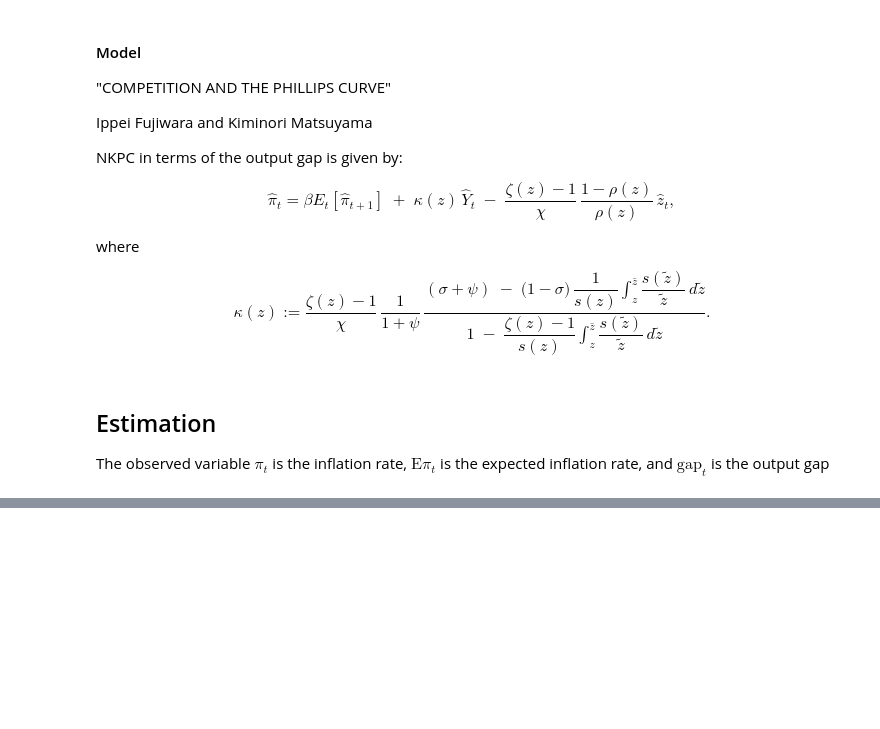
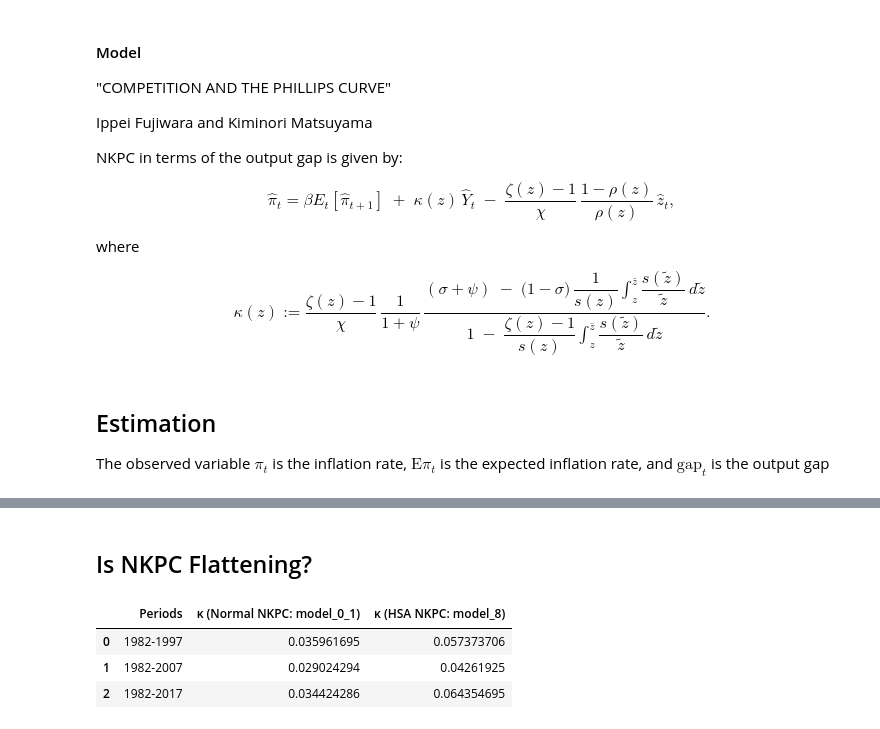
Before and after one commit to Ichikawa-Satoshi/NKPC_HSA_MCMC, a Jupyter notebook: code/main.ipynb, the cells around one changed output, grey strips where cells are left out. Drawn from its saved outputs; the diff is of its cells as text; code cells hidden in the pictures; blank space fills up the shorter version.

```diff
--- a/code/main.ipynb
+++ b/code/main.ipynb
@@ -790,0 +628,60 @@ display(Markdown(markdown_table))
+# %% [markdown]
+## Is NKPC Flattening?
+# %%
+
+
+data["DATE"] = pd.to_datetime(data["DATE"])
+# periods = [(f"{year}-01-01", f"{year+10}-01-01") for year in range(1984, 2024, 10)]
+periods = [
+    ('1982-01-01', '1997-04-01'),
+    ('1982-01-01', '2007-04-01'),
+    ('1982-01-01', '2017-04-01')
+]
+
+results_model_0_1 = []
+results_model_8   = []
+
+for start, end in periods:
+    # data
+    df = data[(data["DATE"] >= start) & (data["DATE"] < end)]
+    pi        = jnp.array(df["pi"])
+    pi_prev   = jnp.array(df["pi_prev"])
+    pi_expect = jnp.array(df["Epi"])
+    Y         = jnp.array(df["Y"])
+    label = f"{start[:4]}-{int(start[:4])+4}"
+    # Normal
+    kernel = NUTS(model_0_1)
+    mcmc = MCMC(kernel, num_warmup=warmup, num_samples=samples, num_chains=chains)
+    mcmc.run(rng_key, pi=pi, pi_prev=pi_prev, pi_expect=pi_expect, Y=Y)
+    posterior_samples = mcmc.get_samples()
+    kappa_0_1 = posterior_samples["kappa"].mean()
+    results_model_0_1.append((label, kappa_0_1))
+
+    # HSA
+    kernel = NUTS(model_8)
+    mcmc = MCMC(kernel, num_warmup=warmup, num_samples=samples, num_chains=chains)
+    mcmc.run(rng_key, pi=pi,pi_prev=pi_prev, pi_expect=pi_expect, Y=Y,Y_prev=Y_prev, l=len(pi))
+    posterior_samples = mcmc.get_samples()
+    kappa_8 = posterior_samples["kappa"].mean()
+    results_model_8.append((label, kappa_8))
+
+periods_years = [f"{start[:4]}-{end[:4]}" for start, end in periods]
+kappas_0_1 = []
+kappas_8   = []
+for (label, kappa0), (_, kappa8) in zip(results_model_0_1, results_model_8):
+    end_year = int(label[-4:])
+    kappas_0_1.append(kappa0)
+    kappas_8.append(kappa8)
+
+result = pd.DataFrame({
+    "Periods": periods_years,
+    "κ (Normal NKPC: model_0_1)": kappas_0_1,
+    "κ (HSA NKPC: model_8)": kappas_8
+})
+
+result
+# %% [output]
+|  | Periods | κ (Normal NKPC: model_0_1) | κ (HSA NKPC: model_8) |
+| 0 | 1982-1997 | 0.035961695 | 0.057373706 |
+| 1 | 1982-2007 | 0.029024294 | 0.04261925 |
+| 2 | 1982-2017 | 0.034424286 | 0.064354695 |
```
Also changed, not shown: parts of 39 cells of this notebook, 11 other files.
